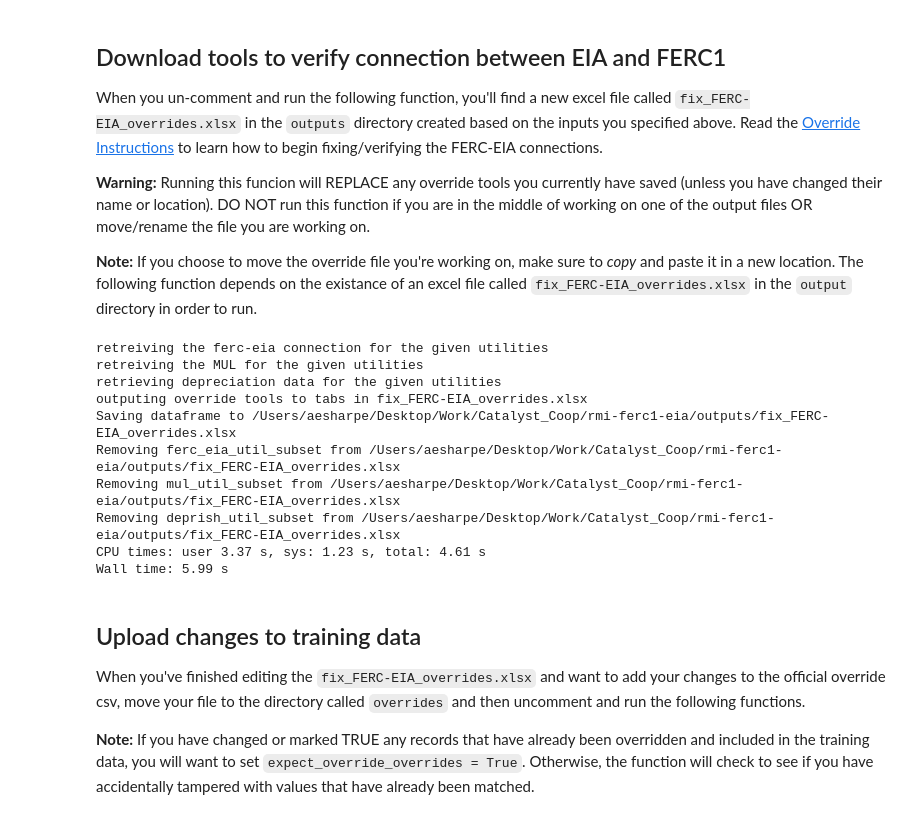
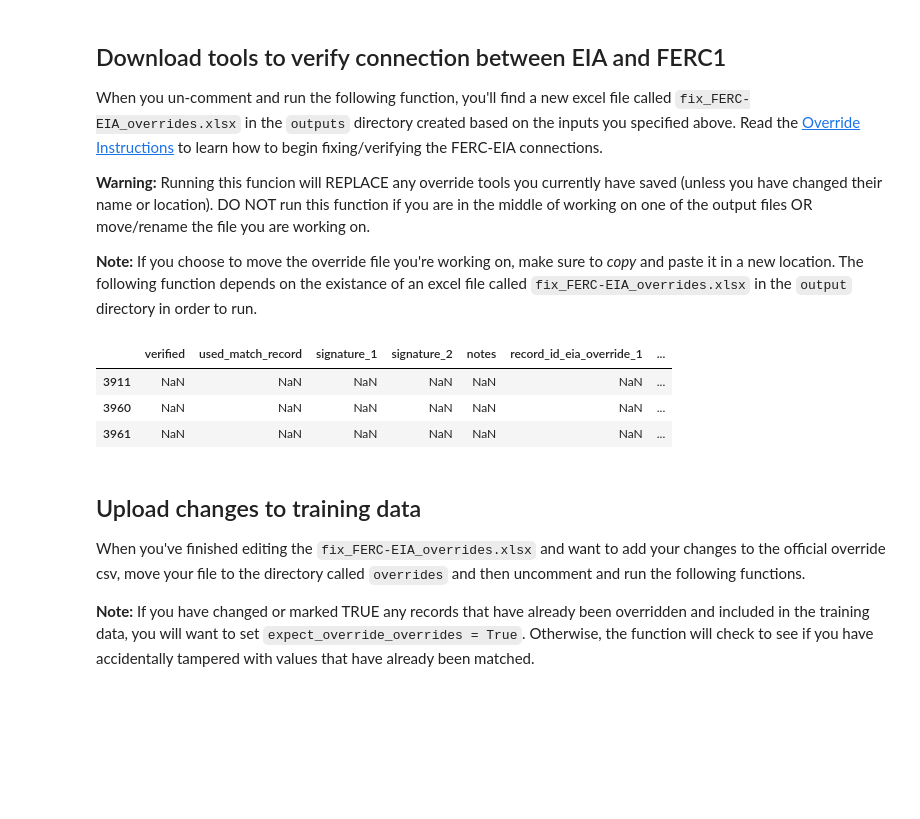
Before and after one commit to catalyst-cooperative/rmi-ferc1-eia, a Jupyter notebook: notebooks/make_overrides.ipynb, the cells around one changed output. Saved outputs shown, nothing was run; the diff lists cells and outputs as text; code cells hidden in the pictures; blank space fills up the shorter version.

```diff
--- a/notebooks/make_overrides.ipynb
+++ b/notebooks/make_overrides.ipynb
@@ -46,23 +46,19 @@ When you un-comment and run the following function, you'll find a new excel file
 
 **Note:** If you choose to move the override file you're working on, make sure to *copy* and paste it in a new location. The following function depends on the existance of an excel file called `fix_FERC-EIA_overrides.xlsx` in the `output` directory in order to run.
 # %%
-%%time
-output_override_tools(
-    check_connections,
-    mul,
-    deprish_df,
-    utilities=specified_utilities,
-    amount=specified_amount,
-    years=specified_years
-)
+# %%time
+# test = output_override_tools(
+#     check_connections,
+#     mul,
+#     deprish_df,
+#     utilities=specified_utilities,
+#     amount=specified_amount,
+#     years=specified_years
+# )
-# %% [output]
-retreiving the ferc-eia connection for the given utilities
-retreiving the MUL for the given utilities
-retrieving depreciation data for the given utilities
-outputing override tools to tabs in fix_FERC-EIA_overrides.xlsx
-Saving dataframe to /Users/aesharpe/Desktop/Work/Catalyst_Coop/rmi-ferc1-eia/outputs/fix_FERC-EIA_overrides.xlsx
-Removing ferc_eia_util_subset from /Users/aesharpe/Desktop/Work/Catalyst_Coop/rmi-ferc1-eia/outputs/fix_FERC-EIA_overrides.xlsx
-Removing mul_util_subset from /Users/aesharpe/Desktop/Work/Catalyst_Coop/rmi-ferc1-eia/outputs/fix_FERC-EIA_overrides.xlsx
-Removing deprish_util_subset from /Users/aesharpe/Desktop/Work/Catalyst_Coop/rmi-ferc1-eia/outputs/fix_FERC-EIA_overrides.xlsx
-CPU times: user 3.37 s, sys: 1.23 s, total: 4.61 s
-Wall time: 5.99 s
+# %%
+check_connections[check_connections['plant_id_pudl'].isna()]
+# %% [output]
+|  | verified | used_match_record | signature_1 | signature_2 | notes | record_id_eia_override_1 | ... |
+| 3911 | NaN | NaN | NaN | NaN | NaN | NaN | ... |
+| 3960 | NaN | NaN | NaN | NaN | NaN | NaN | ... |
+| 3961 | NaN | NaN | NaN | NaN | NaN | NaN | ... |
```
Also changed, not shown: parts of 15 cells of this notebook, 2 other files.
